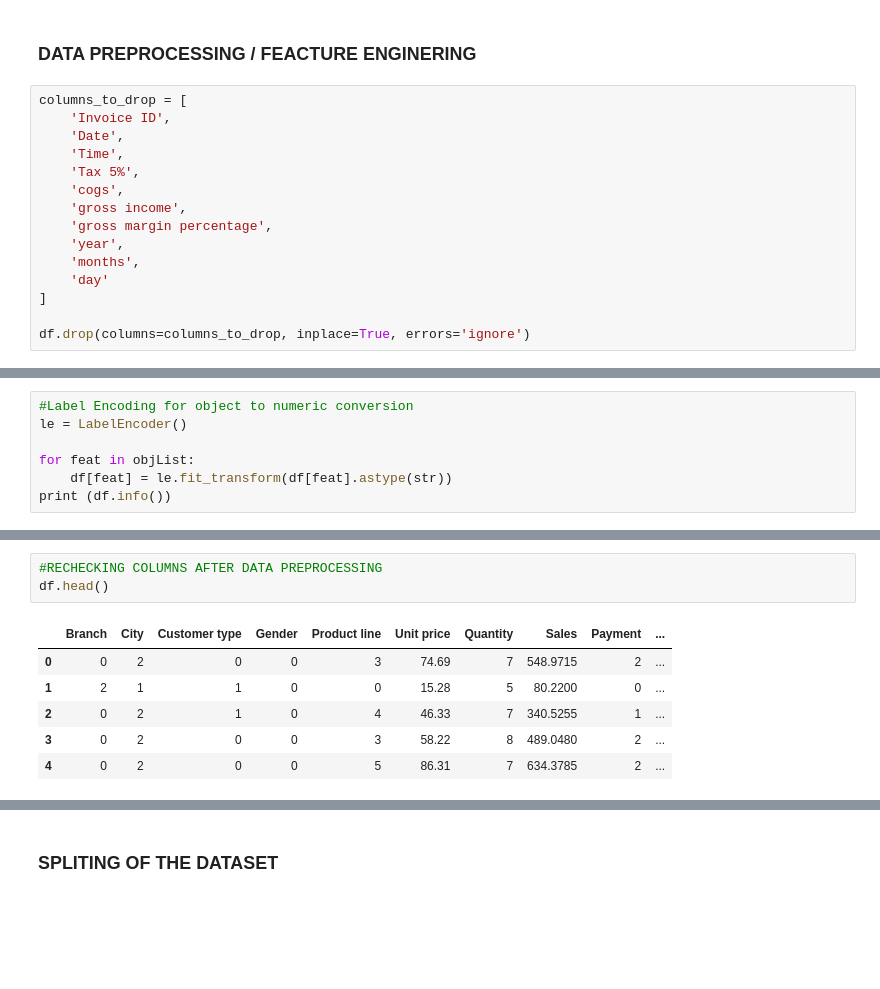
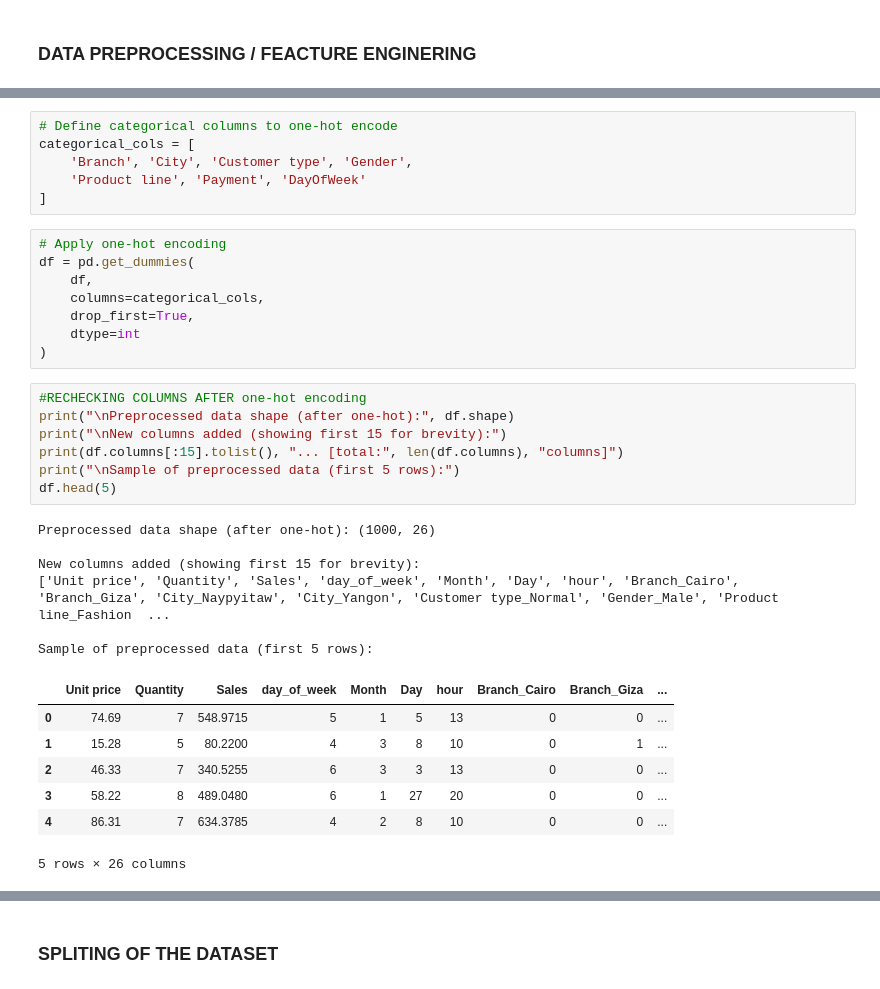
Before and after one commit to Ptechsoft/Supermarket-Total-Sale-Prediction-Model, a Jupyter notebook: SUPERMARKET TRANSACTION SALES PREDICTOR.ipynb, the cells around one changed output, grey strips where cells are left out. Saved outputs shown, nothing was run; the diff lists cells and outputs as text; blank space fills up the shorter version.

```diff
--- a/SUPERMARKET TRANSACTION SALES PREDICTOR.ipynb
+++ b/SUPERMARKET TRANSACTION SALES PREDICTOR.ipynb
@@ -336,17 +480,2 @@ plt.show()
 # %% [markdown]
 ### DATA PREPROCESSING / FEACTURE ENGINERING
-# %%
-columns_to_drop = [
-    'Invoice ID',
-    'Date',
-    'Time',
-    'Tax 5%',
-    'cogs',
-    'gross income',
-    'gross margin percentage',
-    'year',
-    'months',
-    'day'
-]
-
-df.drop(columns=columns_to_drop, inplace=True, errors='ignore')
@@ -359,7 +481,0 @@ Index(['Branch', 'City', 'Customer type', 'Gender', 'Product line', 'Payment'],
-# %%
-#Label Encoding for object to numeric conversion
-le = LabelEncoder()
-
-for feat in objList:
-    df[feat] = le.fit_transform(df[feat].astype(str))
-print (df.info())
@@ -386,10 +482,35 @@ None
+# %%
+# Define categorical columns to one-hot encode
+categorical_cols = [
+    'Branch', 'City', 'Customer type', 'Gender',
+    'Product line', 'Payment', 'DayOfWeek'
+]
+# %%
+# Apply one-hot encoding
+df = pd.get_dummies(
+    df,
+    columns=categorical_cols,
+    drop_first=True,
+    dtype=int
+)
 # %%
-#RECHECKING COLUMNS AFTER DATA PREPROCESSING
-df.head()
+#RECHECKING COLUMNS AFTER one-hot encoding
+print("\nPreprocessed data shape (after one-hot):", df.shape)
+print("\nNew columns added (showing first 15 for brevity):")
+print(df.columns[:15].tolist(), "... [total:", len(df.columns), "columns]")
+print("\nSample of preprocessed data (first 5 rows):")
+df.head(5)
 # %% [output]
+Preprocessed data shape (after one-hot): (1000, 26)
+
+New columns added (showing first 15 for brevity):
+['Unit price', 'Quantity', 'Sales', 'day_of_week', 'Month', 'Day', 'hour', 'Branch_Cairo', 'Branch_Giza', 'City_Naypyitaw', 'City_Yangon', 'Customer type_Normal', 'Gender_Male', 'Product line_Fashion  ...
+
+Sample of preprocessed data (first 5 rows):
-|  | Branch | City | Customer type | Gender | Product line | Unit price | Quantity | Sales | Payment | ... |
-| 0 | 0 | 2 | 0 | 0 | 3 | 74.69 | 7 | 548.9715 | 2 | ... |
-| 1 | 2 | 1 | 1 | 0 | 0 | 15.28 | 5 | 80.2200 | 0 | ... |
-| 2 | 0 | 2 | 1 | 0 | 4 | 46.33 | 7 | 340.5255 | 1 | ... |
-| 3 | 0 | 2 | 0 | 0 | 3 | 58.22 | 8 | 489.0480 | 2 | ... |
-| 4 | 0 | 2 | 0 | 0 | 5 | 86.31 | 7 | 634.3785 | 2 | ... |
+|  | Unit price | Quantity | Sales | day_of_week | Month | Day | hour | Branch_Cairo | Branch_Giza | ... |
+| 0 | 74.69 | 7 | 548.9715 | 5 | 1 | 5 | 13 | 0 | 0 | ... |
+| 1 | 15.28 | 5 | 80.2200 | 4 | 3 | 8 | 10 | 0 | 1 | ... |
+| 2 | 46.33 | 7 | 340.5255 | 6 | 3 | 3 | 13 | 0 | 0 | ... |
+| 3 | 58.22 | 8 | 489.0480 | 6 | 1 | 27 | 20 | 0 | 0 | ... |
+| 4 | 86.31 | 7 | 634.3785 | 4 | 2 | 8 | 10 | 0 | 0 | ... |
+5 rows × 26 columns
```
Also changed, not shown: parts of 56 cells of this notebook, 25 other files.
